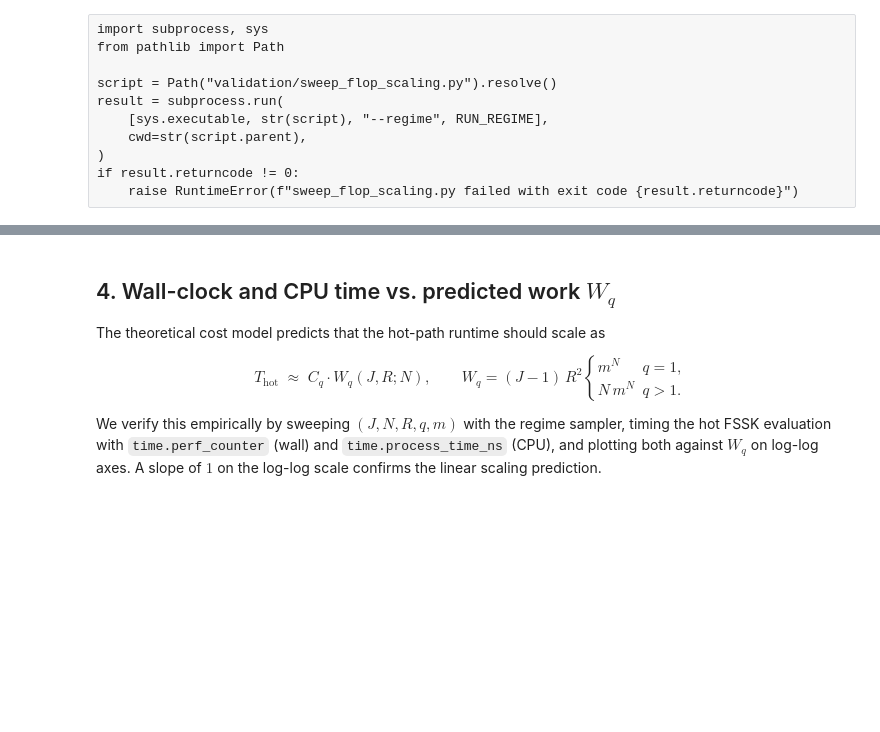
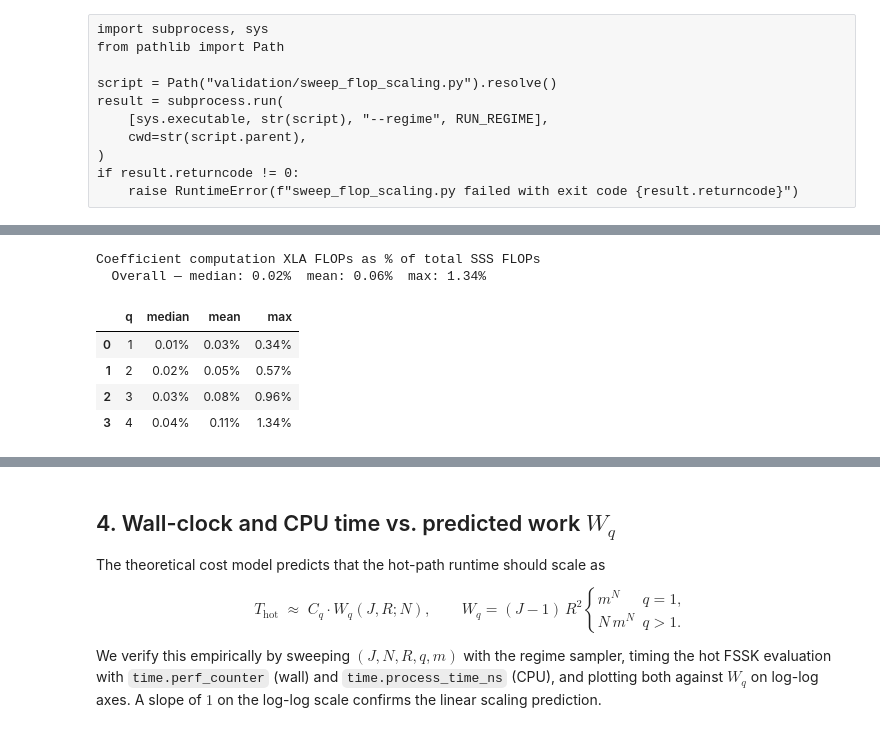
Before and after one commit to hagerpa/tensordev, a Jupyter notebook: notebooks/sss/validation.ipynb, the cells around one changed output, grey strips where cells are left out. Cells and saved outputs as stored; diff of their text form; code cells hidden in the pictures; blank space fills up the shorter version.

```diff
--- a/notebooks/sss/validation.ipynb
+++ b/notebooks/sss/validation.ipynb
@@ -361,0 +346,31 @@ FLOP scaling summary (Spearman / Pearson log-correlation per q)
+# %%
+import pandas as pd
+import numpy as np
+from pathlib import Path
+
+_pkl = Path('validation') / OUTPUT_DIR / f'fssk_flop_scaling_{RUN_REGIME.lower()}.pkl'
+_df = pd.read_pickle(_pkl)
+_sub = _df.dropna(subset=['xla_flops', 'coef_xla_flops']).copy()
+_sub = _sub[(_sub['xla_flops'] > 0) & (_sub['coef_xla_flops'] > 0)]
+_sub['coef_pct'] = 100 * _sub['coef_xla_flops'] / _sub['xla_flops']
+
+print('Coefficient computation XLA FLOPs as % of total SSS FLOPs')
+print(f'  Overall — median: {_sub["coef_pct"].median():.2f}%  '
+      f'mean: {_sub["coef_pct"].mean():.2f}%  '
+      f'max: {_sub["coef_pct"].max():.2f}%')
+print()
+_summary = (
+    _sub.groupby('q')['coef_pct']
+    .agg(median='median', mean='mean', max='max')
+    .rename_axis('q')
+    .reset_index()
+)
+display(_summary.style.format({'median': '{:.2f}%', 'mean': '{:.2f}%', 'max': '{:.2f}%'}))
+# %% [output]
+Coefficient computation XLA FLOPs as % of total SSS FLOPs
+  Overall — median: 0.02%  mean: 0.06%  max: 1.34%
+|  | q | median | mean | max |
+| 0 | 1 | 0.01% | 0.03% | 0.34% |
+| 1 | 2 | 0.02% | 0.05% | 0.57% |
+| 2 | 3 | 0.03% | 0.08% | 0.96% |
+| 3 | 4 | 0.04% | 0.11% | 1.34% |
```
Also changed, not shown: parts of 14 cells of this notebook, 50 other files.
